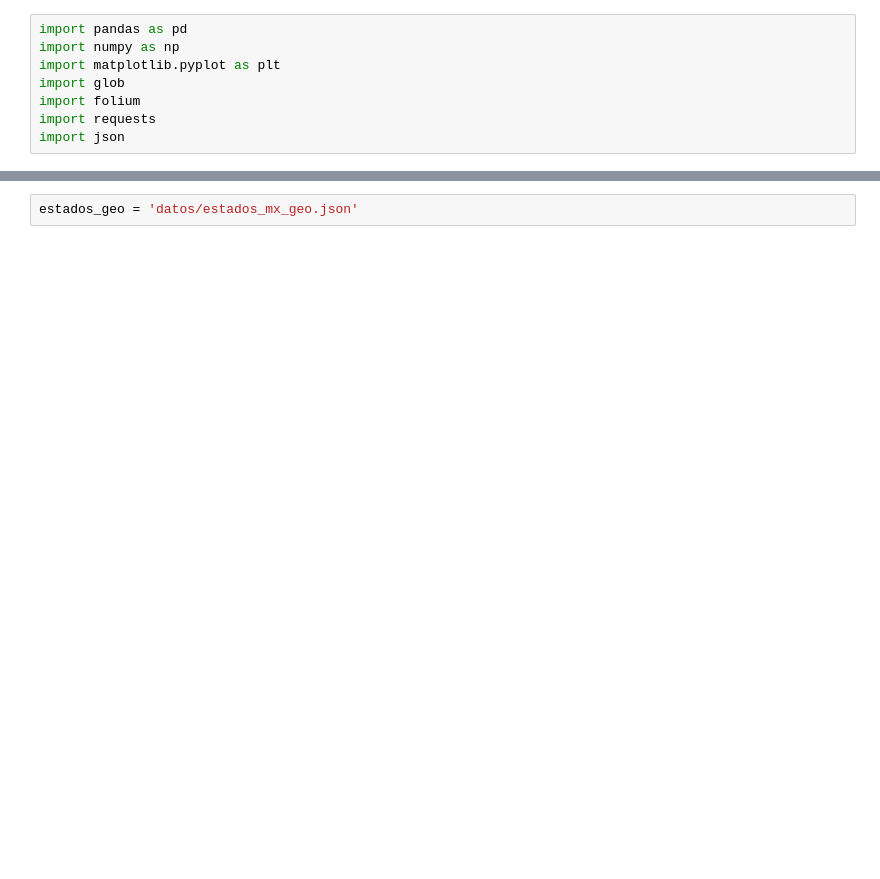
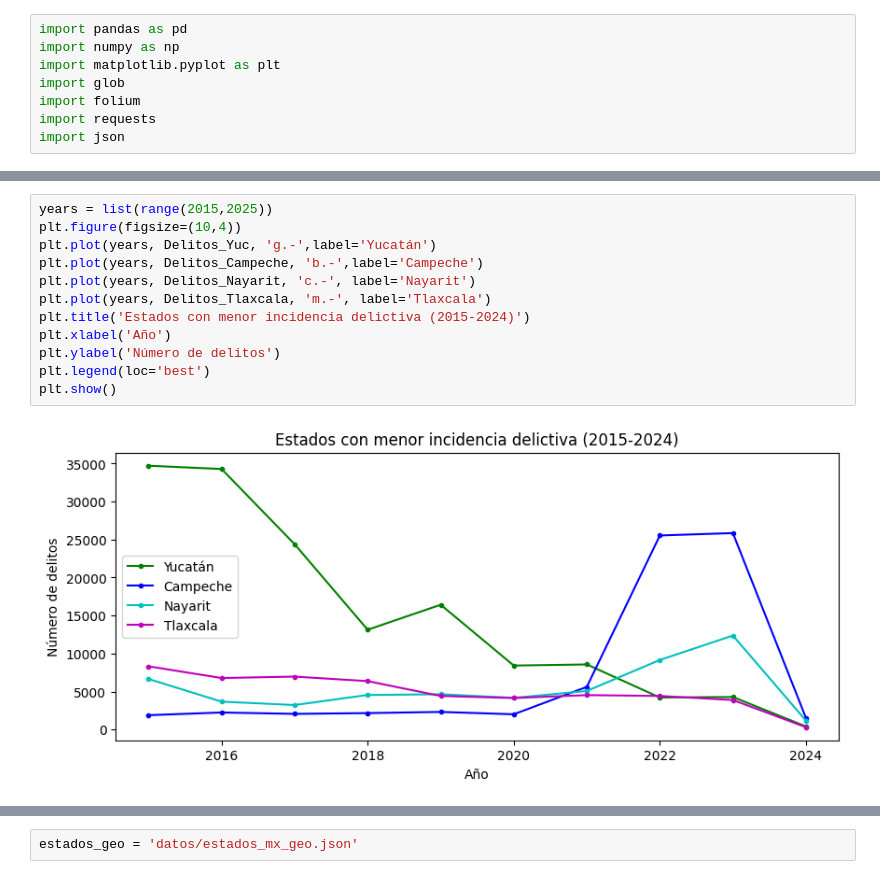
Before and after one commit to GustavoMex18/Analisis_IPM, a Jupyter notebook: AnalisisExploratorio.ipynb, the cells around one changed output, grey strips where cells are left out. Cells and saved outputs as stored; diff of their text form; blank space fills up the shorter version.

```diff
--- a/AnalisisExploratorio.ipynb
+++ b/AnalisisExploratorio.ipynb
@@ -222,0 +139,14 @@ df2023 = pd.read_csv(data[8])[['ID','HOMICIDIO']]
+# %%
+years = list(range(2015,2025))
+plt.figure(figsize=(10,4))
+plt.plot(years, Delitos_Yuc, 'g.-',label='Yucatán')
+plt.plot(years, Delitos_Campeche, 'b.-',label='Campeche')
+plt.plot(years, Delitos_Nayarit, 'c.-', label='Nayarit')
+plt.plot(years, Delitos_Tlaxcala, 'm.-', label='Tlaxcala')
+plt.title('Estados con menor incidencia delictiva (2015-2024)')
+plt.xlabel('Año')
+plt.ylabel('Número de delitos')
+plt.legend(loc='best')
+plt.show()
+# %% [output]
+[figure, added]
```
Also changed, not shown: parts of 77 cells of this notebook.
